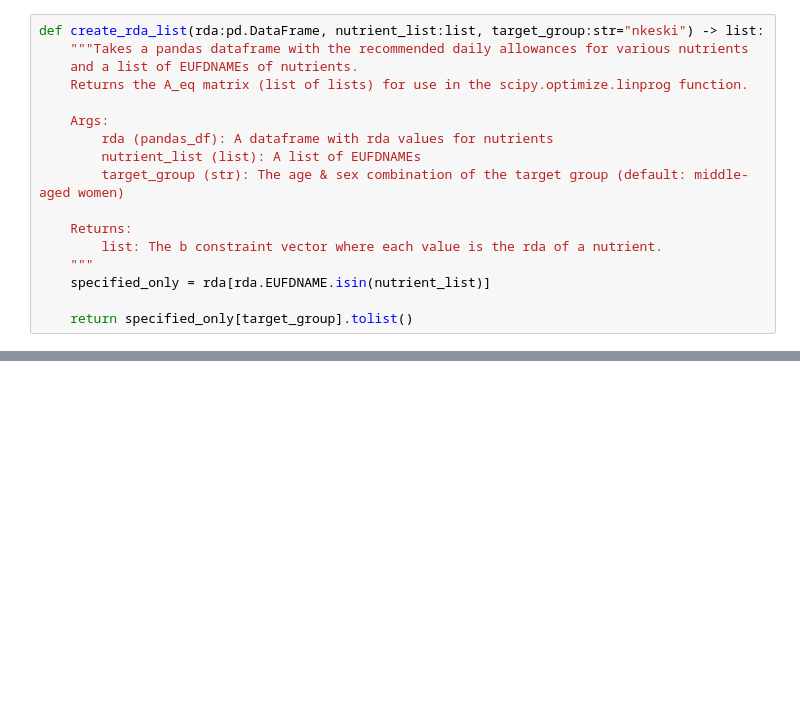
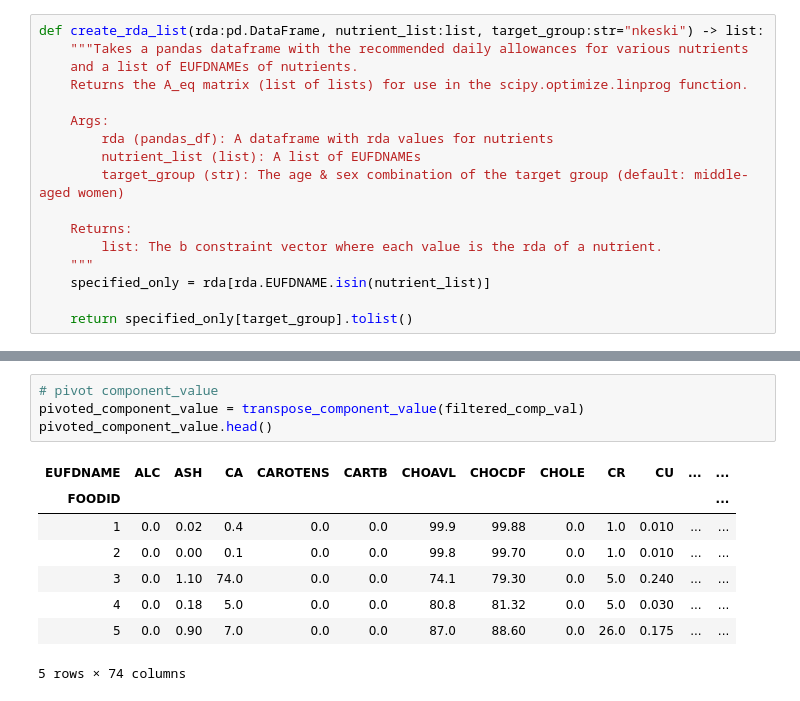
Before and after one commit to paulal/python_functions, a Jupyter notebook: optimisation.ipynb, the cells around one changed output, grey strips where cells are left out. Drawn from its saved outputs; the diff is of its cells as text; blank space fills up the shorter version.

```diff
--- a/optimisation.ipynb
+++ b/optimisation.ipynb
@@ -273,4 +347,17 @@ filtered_comp_val.tail()
 | 307831 | 35887 | TRP | 486.20 | S | R | MI0002 |
 | 307832 | 35887 | MYRIC | 0.00 | S | R | MI0002 |
 | 307833 | 35887 | QUERCE | 0.00 | S | R | MI0002 |
+# %%
+# pivot component_value
+pivoted_component_value = transpose_component_value(filtered_comp_val)
+pivoted_component_value.head()
+# %% [output]
+| EUFDNAME | ALC | ASH | CA | CAROTENS | CARTB | CHOAVL | CHOCDF | CHOLE | CR | CU | ... | ... |
+| FOODID |  |  |  |  |  |  |  |  |  |  |  | ... |
+| 1 | 0.0 | 0.02 | 0.4 | 0.0 | 0.0 | 99.9 | 99.88 | 0.0 | 1.0 | 0.010 | ... | ... |
+| 2 | 0.0 | 0.00 | 0.1 | 0.0 | 0.0 | 99.8 | 99.70 | 0.0 | 1.0 | 0.010 | ... | ... |
+| 3 | 0.0 | 1.10 | 74.0 | 0.0 | 0.0 | 74.1 | 79.30 | 0.0 | 5.0 | 0.240 | ... | ... |
+| 4 | 0.0 | 0.18 | 5.0 | 0.0 | 0.0 | 80.8 | 81.32 | 0.0 | 5.0 | 0.030 | ... | ... |
+| 5 | 0.0 | 0.90 | 7.0 | 0.0 | 0.0 | 87.0 | 88.60 | 0.0 | 26.0 | 0.175 | ... | ... |
+5 rows × 74 columns
 # %%
```
Also changed, not shown: parts of 21 cells of this notebook.
